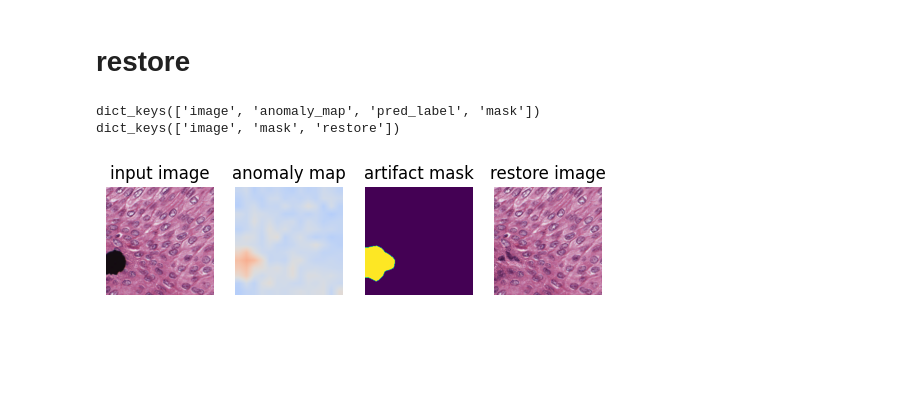
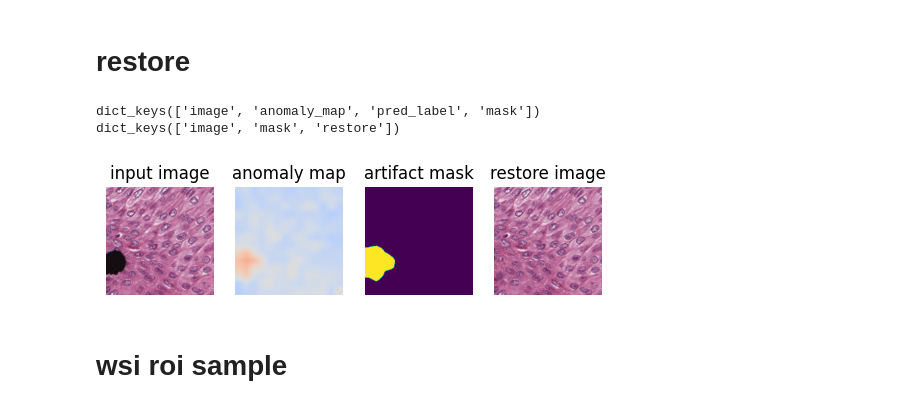
Before and after one commit to yhuaishui/An-Unsupervised-Framework-for-Artifact-Detection-Localization-and-Restoration, a Jupyter notebook: demo_pipeline.ipynb, the cells around one changed output. Cells and saved outputs as stored; diff of their text form; code cells hidden in the pictures; blank space fills up the shorter version.

```diff
--- a/demo_pipeline.ipynb
+++ b/demo_pipeline.ipynb
@@ -97,20 +97,21 @@ dict_keys(['image', 'anomaly_map', 'pred_label', 'mask'])
 # restore
 # %%
 colormap = 'coolwarm'
-cmap = plt.get_cmap(colormap)
 image_path = './data/sample_patch/artifact_1.png'
 result = pipeline.detect(image_path=image_path)
 result = pipeline.locate(image=result['image'], anomaly_map=result['anomaly_map'])
 result_restore = pipeline.restore(image=result['image'], mask=result['mask'])
 print(result.keys())
 print(result_restore.keys())
 plt.figure()
 plt.subplot(141), plt.imshow(result['image']), plt.title('input image'), plt.axis('off')
 plt.subplot(142), plt.imshow(result['anomaly_map'], cmap=colormap, vmin=0, vmax=1), plt.title('anomaly map'), plt.axis('off')
 plt.subplot(143), plt.imshow(result['mask']), plt.title('artifact mask'), plt.axis('off')
 plt.subplot(144), plt.imshow(result_restore['restore']), plt.title('restore image'), plt.axis('off')
 plt.show()
 # %% [output]
 dict_keys(['image', 'anomaly_map', 'pred_label', 'mask'])
 dict_keys(['image', 'mask', 'restore'])
-[figure, old version]
+[figure, new version]
+# %% [markdown]
+# wsi roi sample
```
Also changed, not shown: parts of 7 cells of this notebook, 2 other files.
